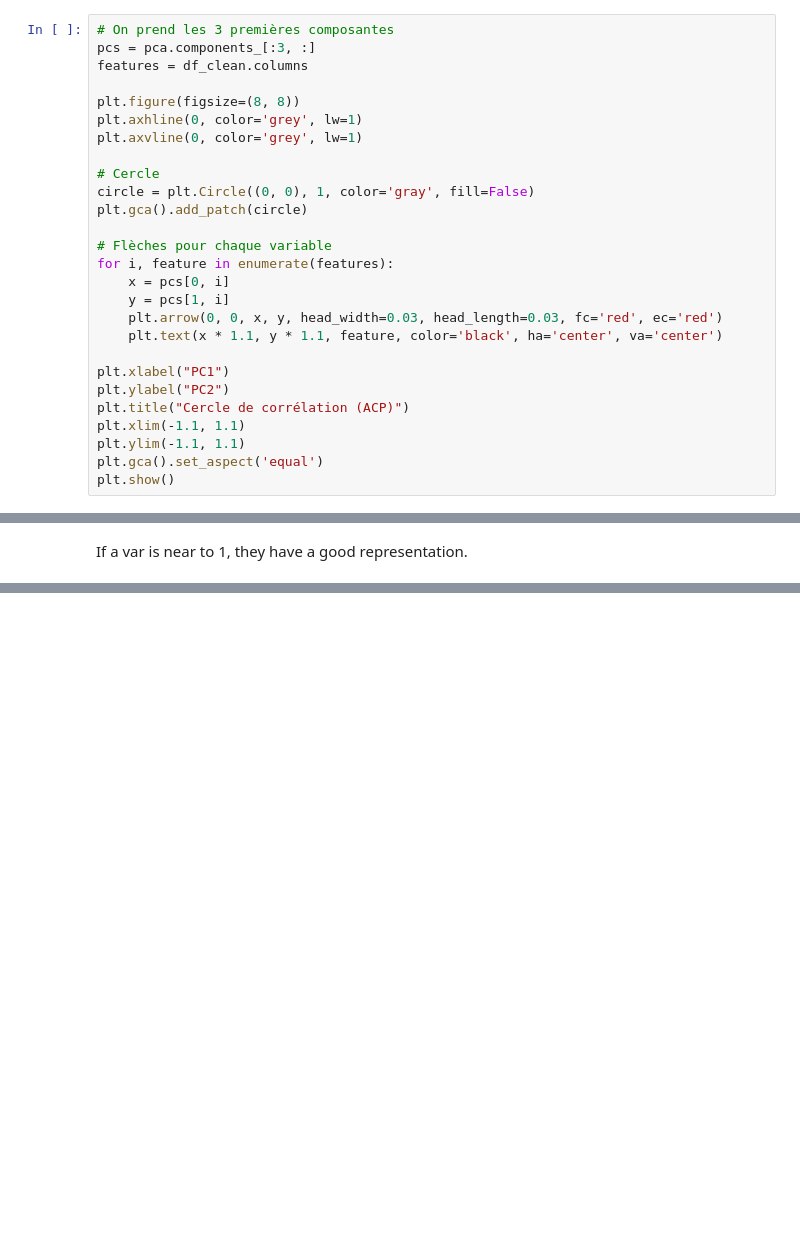
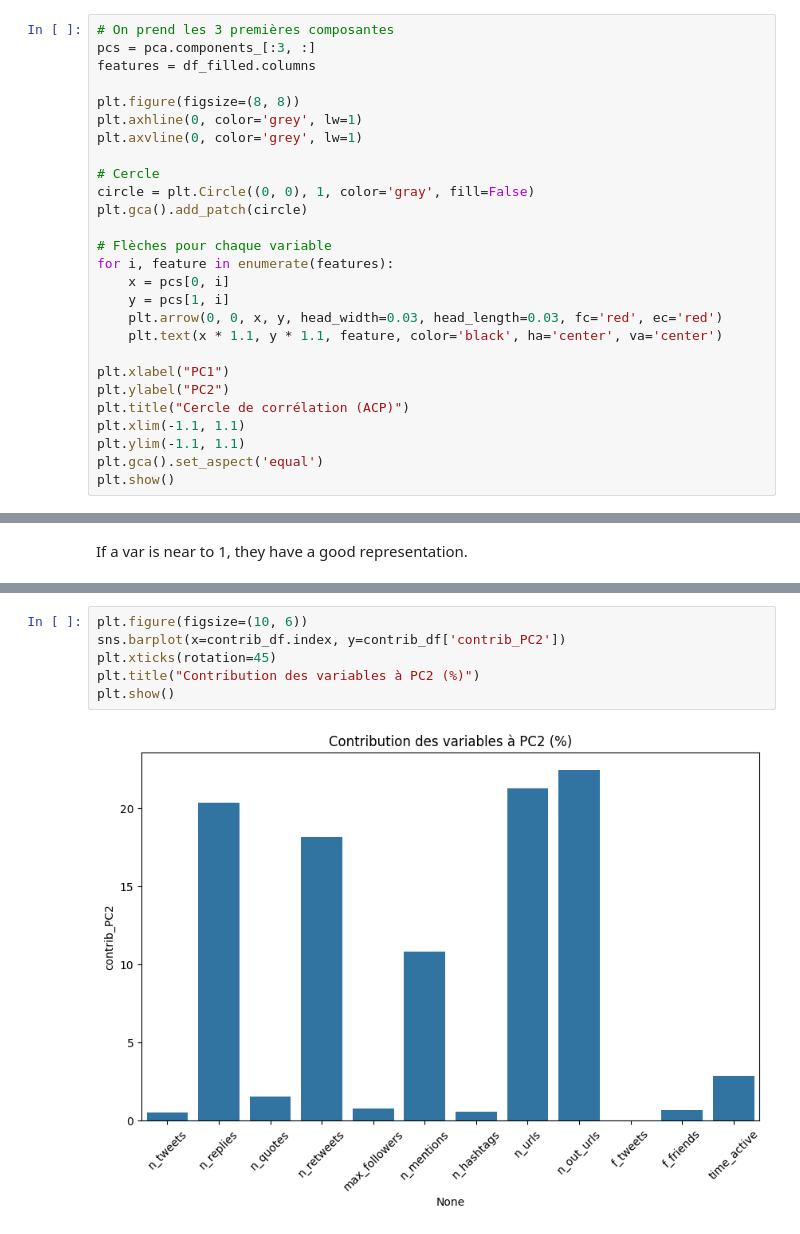
Before and after one commit to PetiteGrange/IF29_Projet-Data-Tweet, a Jupyter notebook: ACP_users.ipynb, the cells around one changed output, grey strips where cells are left out. Drawn from its saved outputs; the diff is of its cells as text; blank space fills up the shorter version.

```diff
--- a/ACP_users.ipynb
+++ b/ACP_users.ipynb
@@ -141,7 +148,7 @@ print(corvar)
 # %%
 # On prend les 3 premières composantes
 pcs = pca.components_[:3, :]
-features = df_clean.columns
+features = df_filled.columns
 
 plt.figure(figsize=(8, 8))
 plt.axhline(0, color='grey', lw=1)
@@ -223,0 +242,8 @@ plt.show()
+# %%
+plt.figure(figsize=(10, 6))
+sns.barplot(x=contrib_df.index, y=contrib_df['contrib_PC2'])
+plt.xticks(rotation=45)
+plt.title("Contribution des variables à PC2 (%)")
+plt.show()
+# %% [output]
+[figure, added]
```
Also changed, not shown: parts of 15 cells of this notebook.
